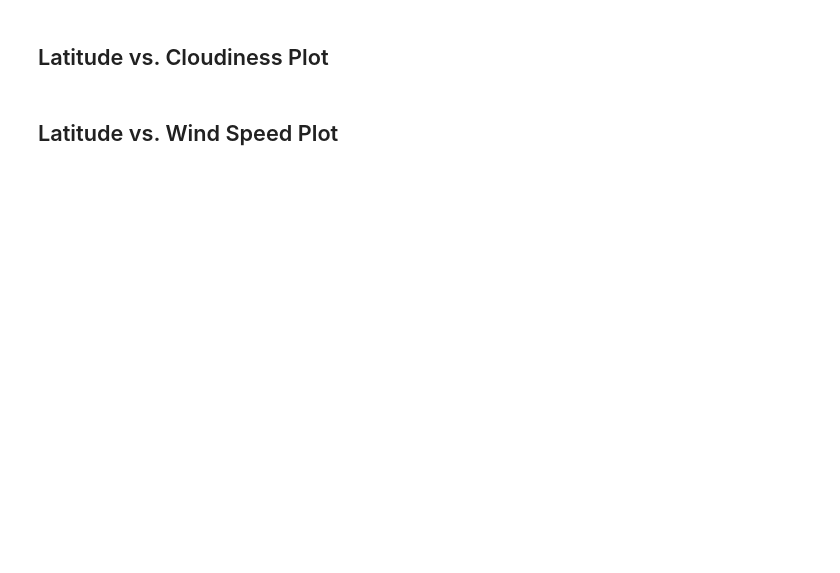
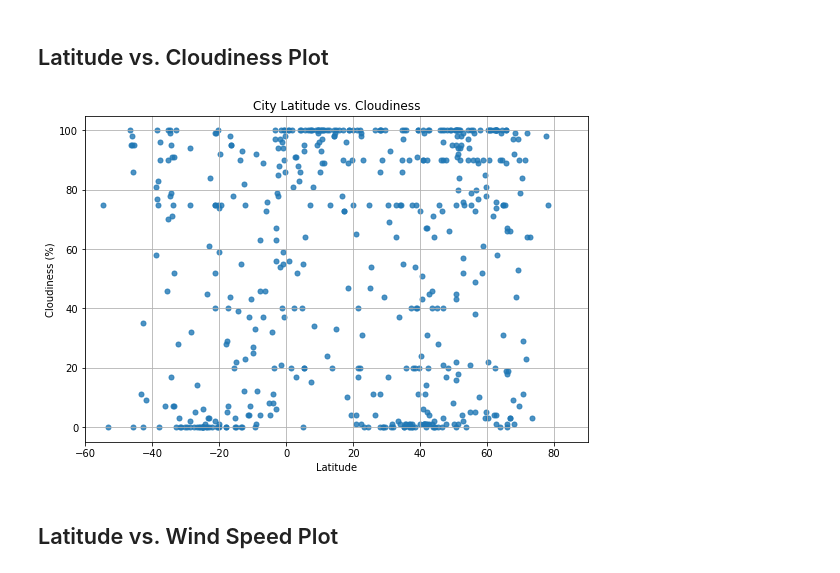
Before and after one commit to taylorsyde/api-challenge, a Jupyter notebook: starter_code/WeatherPy.ipynb, the cells around one changed output. Cells and saved outputs as stored; diff of their text form; code cells hidden in the pictures; blank space fills up the shorter version.

```diff
--- a/starter_code/WeatherPy.ipynb
+++ b/starter_code/WeatherPy.ipynb
@@ -170,4 +170,12 @@ Skip this step if there are no cities that have humidity > 100%.
 # %% [markdown]
 ## Latitude vs. Cloudiness Plot
+# %%
+clean_weather_data.plot(kind='scatter', x='Latitude', y='Cloudiness (%)', grid=True, figsize=(9,6),
+              title='City Latitude vs. Cloudiness', s=25, alpha=0.8, xlim=(-60,90))
+
+plt.savefig('../Output/lat_v_clouds', pad_inches=0.1, facecolor='w')
+plt.show()
+# %% [output]
+[figure, added]
 # %% [markdown]
 ## Latitude vs. Wind Speed Plot
```
Also changed, not shown: parts of 12 cells of this notebook, 5 other files.
